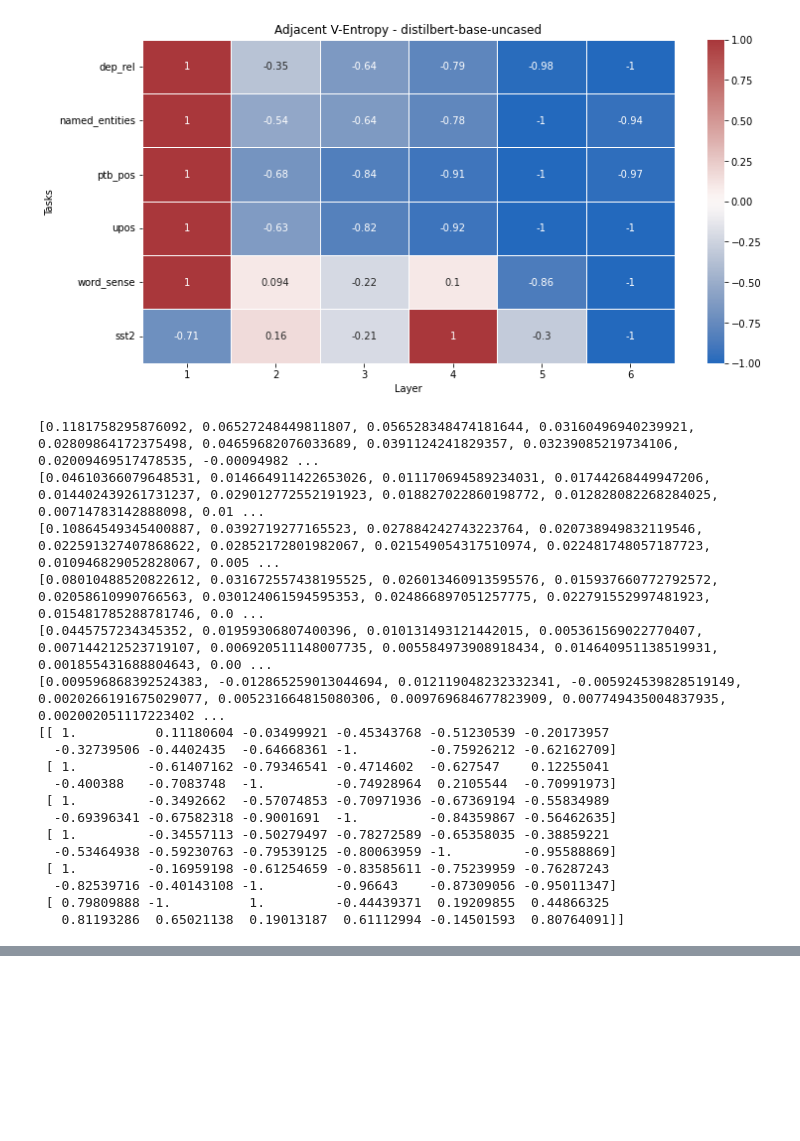
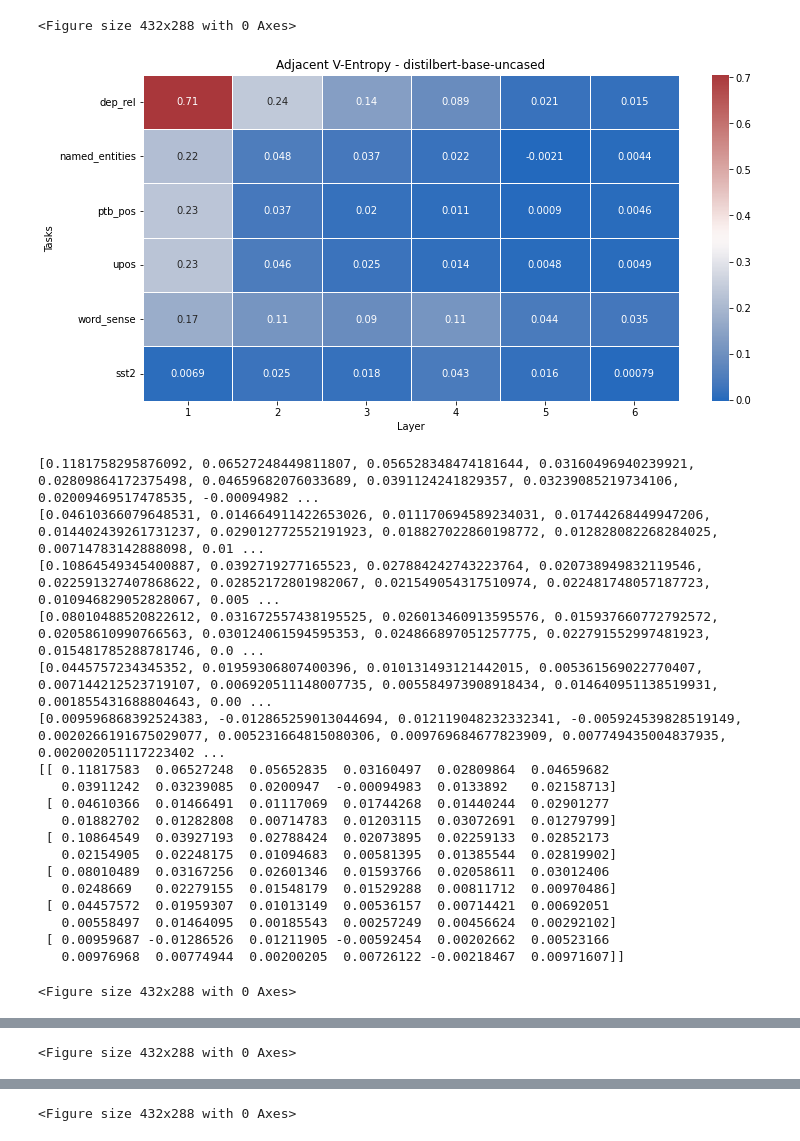
Before and after one commit to Haotian-Qi/conditional-probing-fork, a Jupyter notebook: heatmap.ipynb, the cells around one changed output, grey strips where cells are left out. Cells and saved outputs as stored; diff of their text form; code cells hidden in the pictures; blank space fills up the shorter version.

```diff
--- a/heatmap.ipynb
+++ b/heatmap.ipynb
@@ -40,7 +40,7 @@ for count, model in enumerate(models):
     results = np.empty((0,layer_numbers[count]))
     for task in tasks:
         r = get_data(task, model,layer_numbers[count])
-        r = normalise(r)
+        #r = normalise(r)
         results = np.append(results, [r], axis=0)
     print(results)
     x_indices = range(1, layer_numbers[count] + 1)
@@ -51,7 +51,9 @@ for count, model in enumerate(models):
     plt.ylabel('Tasks')
     ax.set_xticklabels(x_indices)
     ax.set_yticklabels(tasks, rotation='horizontal')
+    plt.savefig('graphs/Adjacent-Heatmap/Adjacent heatmap {}.jpg'.format(model), dpi=200)
     plt.show()
+    plt.clf()
 # %% [output]
 [0.8105063644871517, 0.20564833955552242, 0.09027550956513497, 0.03608365516097589, 0.011563477329343819, 0.0070260354614009035]
 [0.2259353274518697, 0.053173089046126554, 0.024862547195276308, 0.009244739662309431, 0.005592275332715085, 0.0038597633932197783]
@@ -81,19 +89,21 @@ for count, model in enumerate(models):
+<Figure size 432x288 with 0 Axes>
-[figure, old version]
+[figure, new version]
-[0.1181758295876092, 0.06527248449811807, 0.056528348474181644, 0.03160496940239921, 0.02809864172375498, 0.04659682076033689, 0.0391124241829357, 0.03239085219734106, 0.02009469517478535, -0.00094982 ...
-[0.04610366079648531, 0.014664911422653026, 0.011170694589234031, 0.01744268449947206, 0.014402439261731237, 0.029012772552191923, 0.018827022860198772, 0.012828082268284025, 0.00714783142888098, 0.01 ...
-[0.10864549345400887, 0.0392719277165523, 0.027884242743223764, 0.020738949832119546, 0.022591327407868622, 0.02852172801982067, 0.021549054317510974, 0.022481748057187723, 0.010946829052828067, 0.005 ...
-[0.08010488520822612, 0.031672557438195525, 0.026013460913595576, 0.015937660772792572, 0.02058610990766563, 0.030124061594595353, 0.024866897051257775, 0.022791552997481923, 0.015481785288781746, 0.0 ...
-[0.0445757234345352, 0.01959306807400396, 0.010131493121442015, 0.005361569022770407, 0.007144212523719107, 0.006920511148007735, 0.005584973908918434, 0.014640951138519931, 0.001855431688804643, 0.00 ...
-[0.009596868392524383, -0.012865259013044694, 0.012119048232332341, -0.005924539828519149, 0.0020266191675029077, 0.005231664815080306, 0.009769684677823909, 0.007749435004837935, 0.002002051117223402 ...
-[[ 1.          0.11180604 -0.03499921 -0.45343768 -0.51230539 -0.20173957
-  -0.32739506 -0.4402435  -0.64668361 -1.         -0.75926212 -0.62162709]
- [ 1.         -0.61407162 -0.79346541 -0.4714602  -0.627547    0.12255041
-  -0.400388   -0.7083748  -1.         -0.74928964  0.2105544  -0.70991973]
- [ 1.         -0.3492662  -0.57074853 -0.70971936 -0.67369194 -0.55834989
-  -0.69396341 -0.67582318 -0.9001691  -1.         -0.84359867 -0.56462635]
- [ 1.         -0.34557113 -0.50279497 -0.78272589 -0.65358035 -0.38859221
-  -0.53464938 -0.59230763 -0.79539125 -0.80063959 -1.         -0.95588869]
- [ 1.         -0.16959198 -0.61254659 -0.83585611 -0.75239959 -0.76287243
-  -0.82539716 -0.40143108 -1.         -0.96643    -0.87309056 -0.95011347]
- [ 0.79809888 -1.          1.         -0.44439371  0.19209855  0.44866325
-   0.81193286  0.65021138  0.19013187  0.61112994 -0.14501593  0.80764091]]
+[0.1181758295876092, 0.06527248449811807, 0.056528348474181644, 0.03160496940239921, 0.02809864172375498, 0.04659682076033689, 0.0391124241829357, 0.03239085219734106, 0.02009469517478535, -0.00094982 ...
+[0.04610366079648531, 0.014664911422653026, 0.011170694589234031, 0.01744268449947206, 0.014402439261731237, 0.029012772552191923, 0.018827022860198772, 0.012828082268284025, 0.00714783142888098, 0.01 ...
+[0.10864549345400887, 0.0392719277165523, 0.027884242743223764, 0.020738949832119546, 0.022591327407868622, 0.02852172801982067, 0.021549054317510974, 0.022481748057187723, 0.010946829052828067, 0.005 ...
+[0.08010488520822612, 0.031672557438195525, 0.026013460913595576, 0.015937660772792572, 0.02058610990766563, 0.030124061594595353, 0.024866897051257775, 0.022791552997481923, 0.015481785288781746, 0.0 ...
+[0.0445757234345352, 0.01959306807400396, 0.010131493121442015, 0.005361569022770407, 0.007144212523719107, 0.006920511148007735, 0.005584973908918434, 0.014640951138519931, 0.001855431688804643, 0.00 ...
+[0.009596868392524383, -0.012865259013044694, 0.012119048232332341, -0.005924539828519149, 0.0020266191675029077, 0.005231664815080306, 0.009769684677823909, 0.007749435004837935, 0.002002051117223402 ...
+[[ 0.11817583  0.06527248  0.05652835  0.03160497  0.02809864  0.04659682
+   0.03911242  0.03239085  0.0200947  -0.00094983  0.0133892   0.02158713]
+ [ 0.04610366  0.01466491  0.01117069  0.01744268  0.01440244  0.02901277
+   0.01882702  0.01282808  0.00714783  0.01203115  0.03072691  0.01279799]
+ [ 0.10864549  0.03927193  0.02788424  0.02073895  0.02259133  0.02852173
+   0.02154905  0.02248175  0.01094683  0.00581395  0.01385544  0.02819902]
+ [ 0.08010489  0.03167256  0.02601346  0.01593766  0.02058611  0.03012406
+   0.0248669   0.02279155  0.01548179  0.01529288  0.00811712  0.00970486]
+ [ 0.04457572  0.01959307  0.01013149  0.00536157  0.00714421  0.00692051
+   0.00558497  0.01464095  0.00185543  0.00257249  0.00456624  0.00292102]
+ [ 0.00959687 -0.01286526  0.01211905 -0.00592454  0.00202662  0.00523166
+   0.00976968  0.00774944  0.00200205  0.00726122 -0.00218467  0.00971607]]
+<Figure size 432x288 with 0 Axes>
@@ -118,0 +129 @@ for count, model in enumerate(models):
+<Figure size 432x288 with 0 Axes>
@@ -119,0 +131 @@ for count, model in enumerate(models):
+<Figure size 432x288 with 0 Axes>
```
Also changed, not shown: parts of 1 cell of this notebook.
